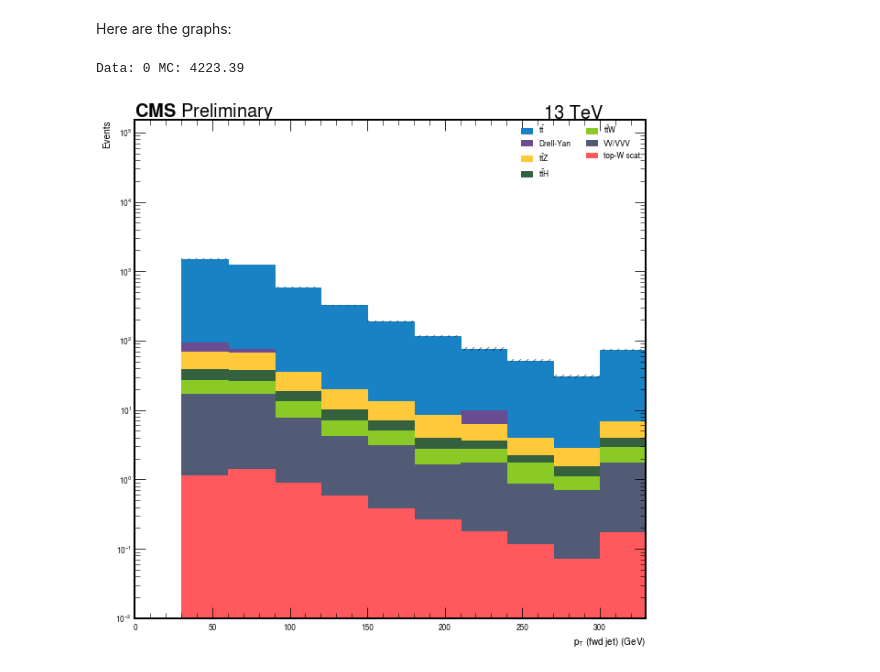
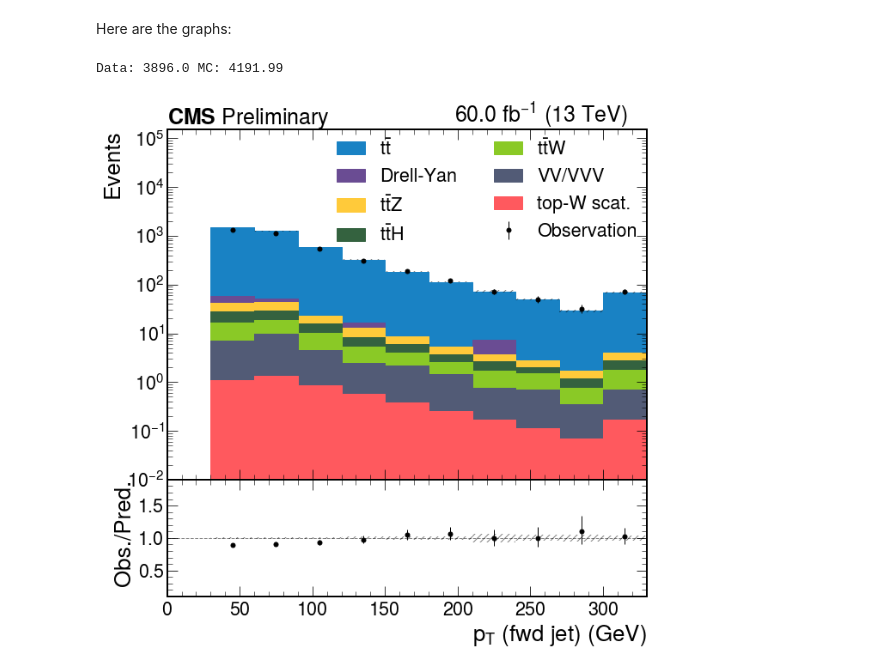
Before and after one commit to HaydenBronson/tW_scattering_dilep, a Jupyter notebook: notebooks/trilep_analysis.ipynb, the cells around one changed output. Cells and saved outputs as stored; diff of their text form; code cells hidden in the pictures.

Commit message:
adding data to the plots

```diff
--- a/notebooks/trilep_analysis.ipynb
+++ b/notebooks/trilep_analysis.ipynb
@@ -27,7 +24,7 @@ small     = False
 # load the config and the cache
 cfg = loadConfig()
 
-cacheName = 'trilep_analysis_3tight'
+cacheName = 'trilep_analysis_2tight_1veto'
 if small: cacheName += '_small'
 
 cache = dir_archive(os.path.join(os.path.expandvars(cfg['caches']['base']), cacheName), serialized=True)
@@ -248,15 +259,15 @@ Data: 0 MC: 2656.08
 Here are the graphs:
 # %%
 makePlot(output, 'fwd_jet', 'pt',
-         data=[],
+         data=['MuonEG', 'DoubleMuon', 'EGamma'],
          bins=pt_bins_coarse, log=True, normalize=False, axis_label=r'$p_{T}$ (fwd jet) (GeV)',
          new_colors=my_colors, new_labels=my_labels,
          order=['topW_v3', 'diboson', 'TTW', 'TTH', 'TTZ', 'DY','ttbar'],
          signals=[],
          omit=['topW_EFT_cp8', 'topW_EFT_mix'],
         )
 # %% [output]
-Data: 0 MC: 4223.39
+Data: 3896.0 MC: 4191.99
-[figure, old version]
+[figure, new version]
 # %%
 makePlot(output, 'N_mu', 'multiplicity',
```
Also changed, not shown: parts of 11 cells of this notebook, 3 other files.
